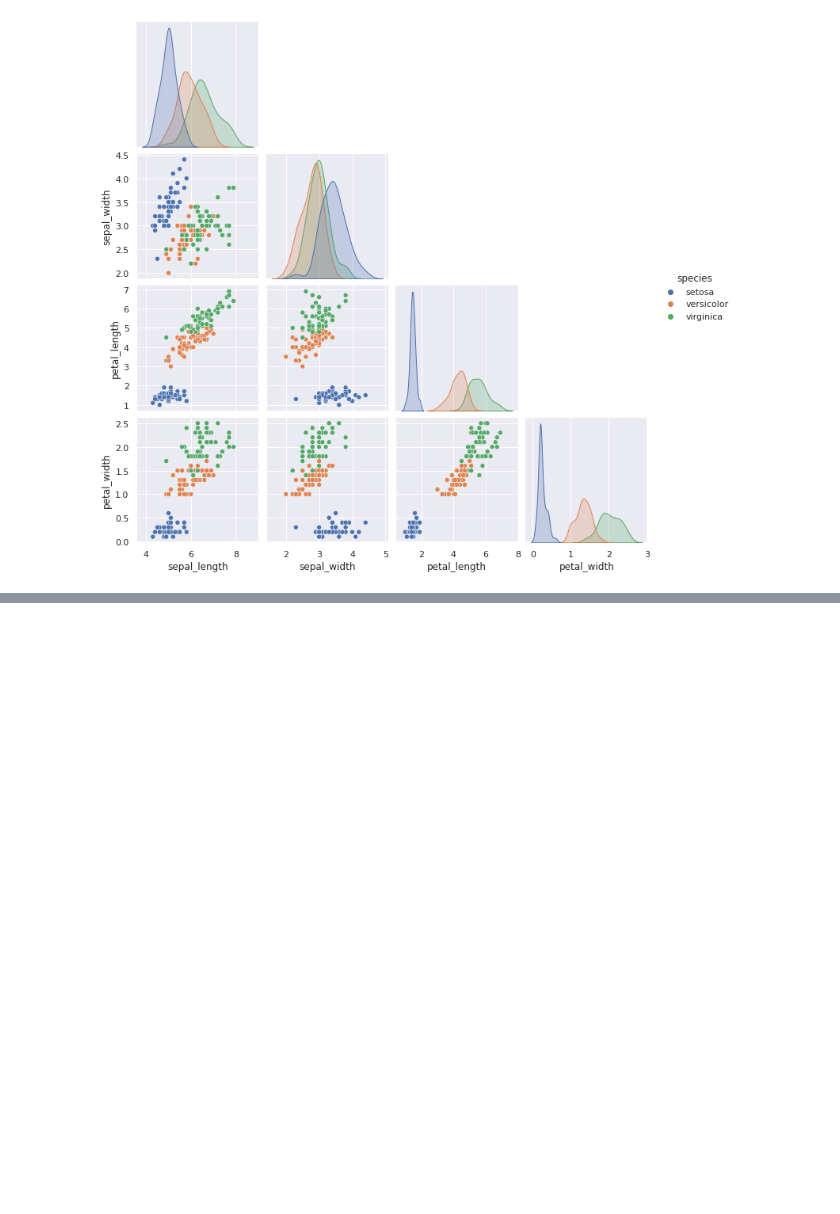
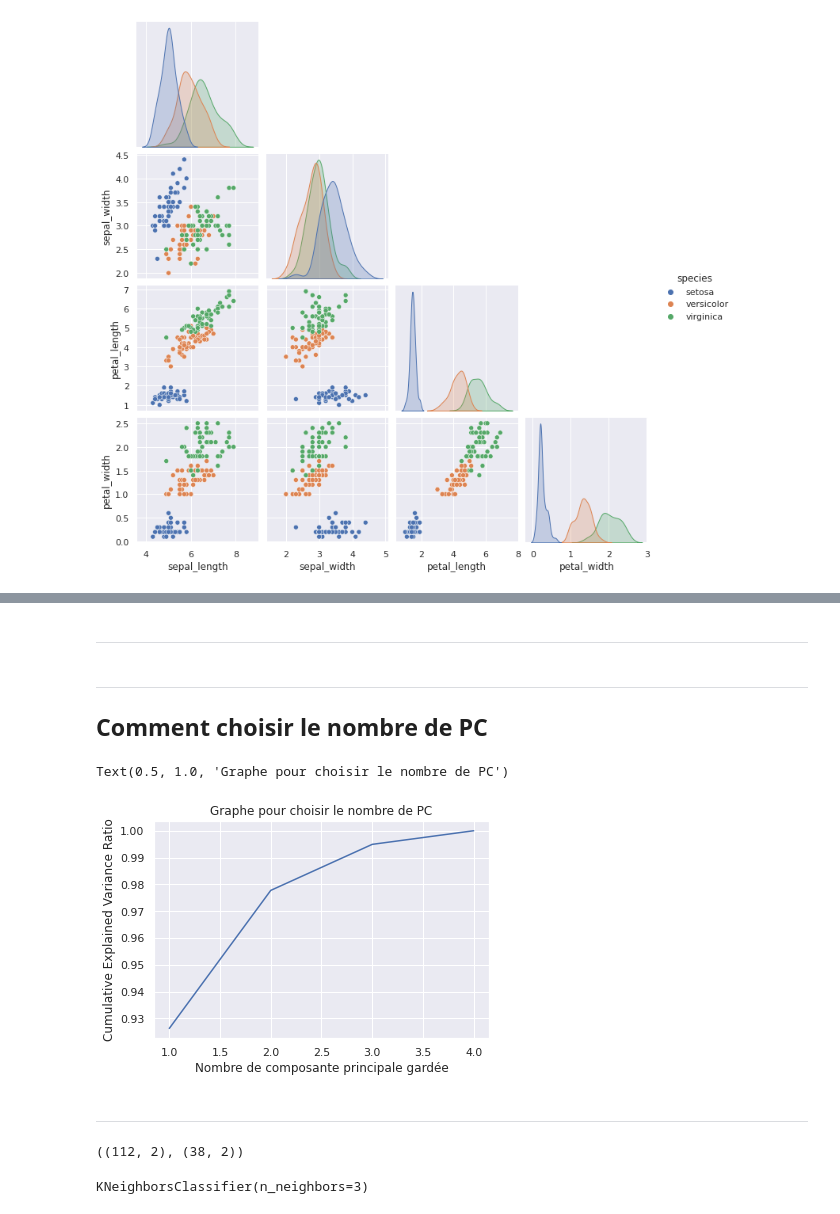
Before and after one commit to vince1396/MachineLearning, a Jupyter notebook: ML/pca.ipynb, the cells around one changed output, grey strips where cells are left out. Drawn from its saved outputs; the diff is of its cells as text; code cells hidden in the pictures; blank space fills up the shorter version.

```diff
--- a/ML/pca.ipynb
+++ b/ML/pca.ipynb
@@ -28,0 +55,16 @@ iris_PCA['target'] = y_tr
+# %% [markdown]
+---
+# %% [markdown]
+---
+## Comment choisir le nombre de PC
+# %%
+cumsum = np.cumsum(pca.explained_variance_ratio_)
+sns.lineplot([1, 2, 3, 4], cumsum)
+plt.xlabel('Nombre de composante principale gardée')
+plt.ylabel('Cumulative Explained Variance Ratio') # Ratio d'Informations (==variance) Conservees
+plt.title('Graphe pour choisir le nombre de PC')
+# %% [output]
+Text(0.5, 1.0, 'Graphe pour choisir le nombre de PC')
+[figure, added]
+# %% [markdown]
+---
@@ -28,0 +77,9 @@ iris_PCA['target'] = y_tr
+# %%
+x_tr_PCA.shape, x_te_PCA.shape
+# %% [output]
+((112, 2), (38, 2))
+# %%
+knn = KNN(n_neighbors=3)
+knn.fit(x_tr_PCA, y_tr)
+# %% [output]
+KNeighborsClassifier(n_neighbors=3)
```
Also changed, not shown: parts of 13 cells of this notebook, 2 other files.
